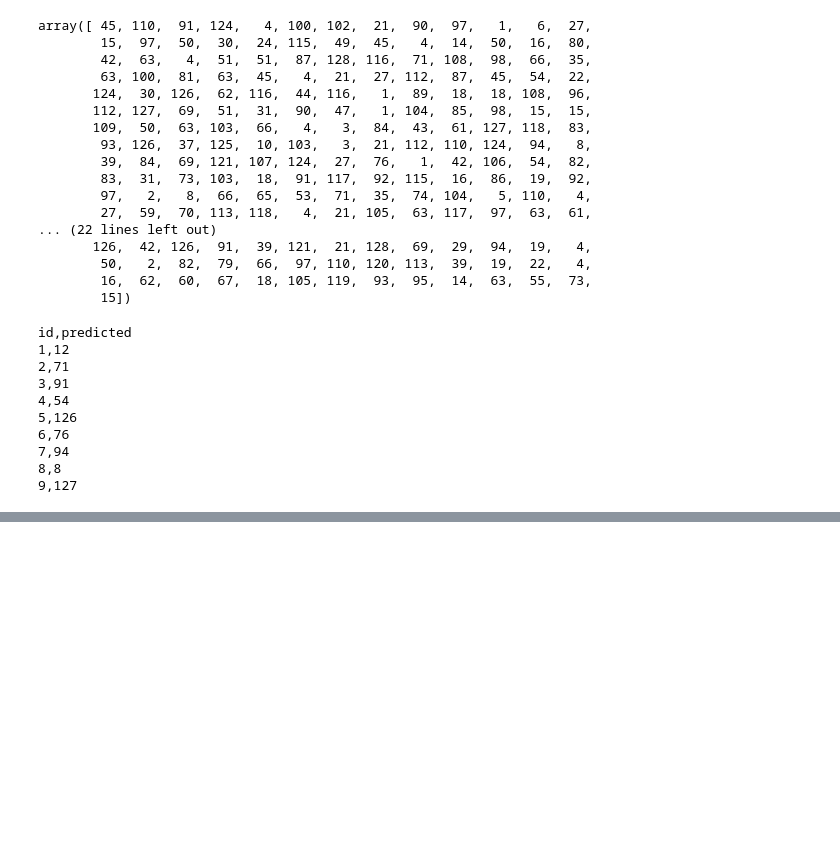
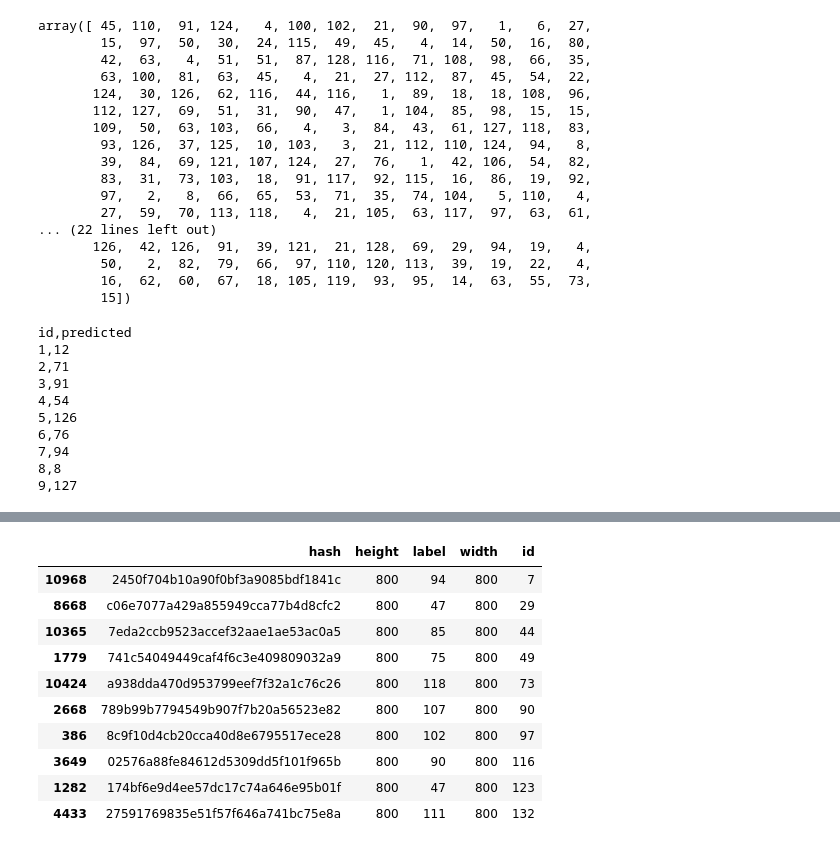
Before and after one commit to vfdev-5/ignite-examples, a Jupyter notebook: classification/imaterialist_challenge_furniture_2018/notebooks/compare_predictions.ipynb, the cells around one changed output, grey strips where cells are left out. Drawn from its saved outputs; the diff is of its cells as text; code cells hidden in the pictures; blank space fills up the shorter version.

```diff
--- a/classification/imaterialist_challenge_furniture_2018/notebooks/compare_predictions.ipynb
+++ b/classification/imaterialist_challenge_furniture_2018/notebooks/compare_predictions.ipynb
@@ -473,0 +512,18 @@ id,predicted
+# %%
+from pathlib import Path
+
+import pandas as pd
+
+
+submission_filepath = "kaggle_maj_votes_2nasnet_2incv4_incv4rc.csv"
+test_with_labels_filepath = "test_with_labels.csv"
+
+submission_filepath = Path(submission_filepath)
+assert submission_filepath.exists(), "Submission file is not found at {}".format(submission_filepath.as_posix())
+
+test_with_labels_filepath = Path(test_with_labels_filepath)
+assert test_with_labels_filepath.exists(), "Test with labels csv file is not found at {}".format(test_with_labels_filepath.as_posix())
+
+
+submission_df = pd.read_csv(submission_filepath)
+test_with_labels_df = pd.read_csv(test_with_labels_filepath).sort_values('id')
@@ -473,0 +539,14 @@ id,predicted
+# %%
+test_with_labels_df[mask_known_labels].head(10)
+# %% [output]
+|  | hash | height | label | width | id |
+| 10968 | 2450f704b10a90f0bf3a9085bdf1841c | 800 | 94 | 800 | 7 |
+| 8668 | c06e7077a429a855949cca77b4d8cfc2 | 800 | 47 | 800 | 29 |
+| 10365 | 7eda2ccb9523accef32aae1ae53ac0a5 | 800 | 85 | 800 | 44 |
+| 1779 | 741c54049449caf4f6c3e409809032a9 | 800 | 75 | 800 | 49 |
+| 10424 | a938dda470d953799eef7f32a1c76c26 | 800 | 118 | 800 | 73 |
+| 2668 | 789b99b7794549b907f7b20a56523e82 | 800 | 107 | 800 | 90 |
+| 386 | 8c9f10d4cb20cca40d8e6795517ece28 | 800 | 102 | 800 | 97 |
+| 3649 | 02576a88fe84612d5309dd5f101f965b | 800 | 90 | 800 | 116 |
+| 1282 | 174bf6e9d4ee57dc17c74a646e95b01f | 800 | 47 | 800 | 123 |
+| 4433 | 27591769835e51f57f646a741bc75e8a | 800 | 111 | 800 | 132 |
```
Also changed, not shown: parts of 25 cells of this notebook, 27 other files.
